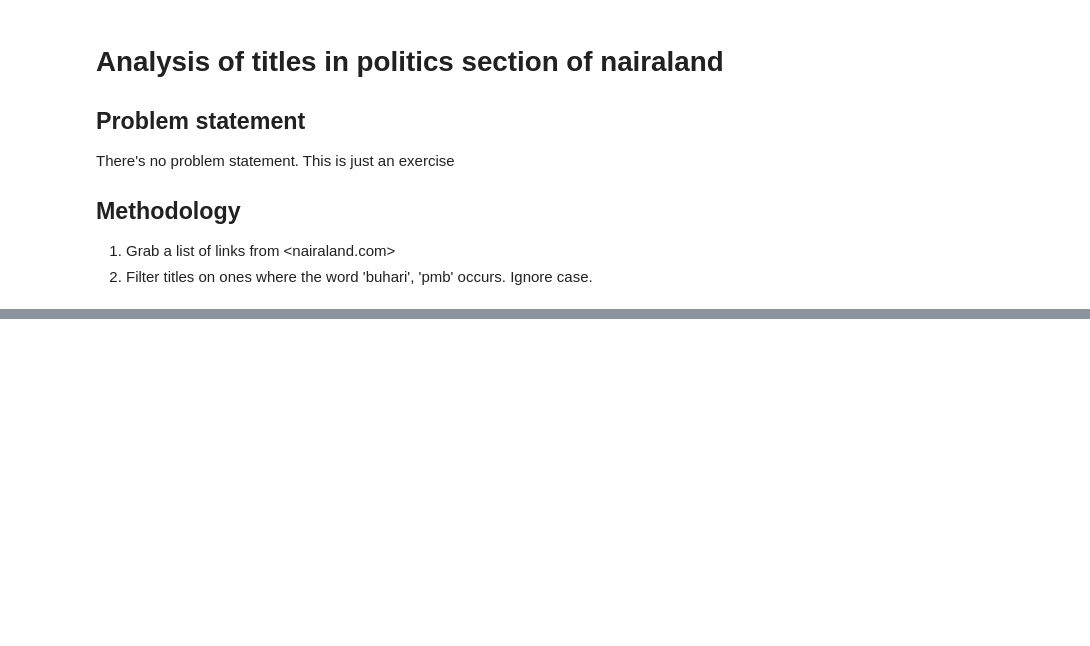
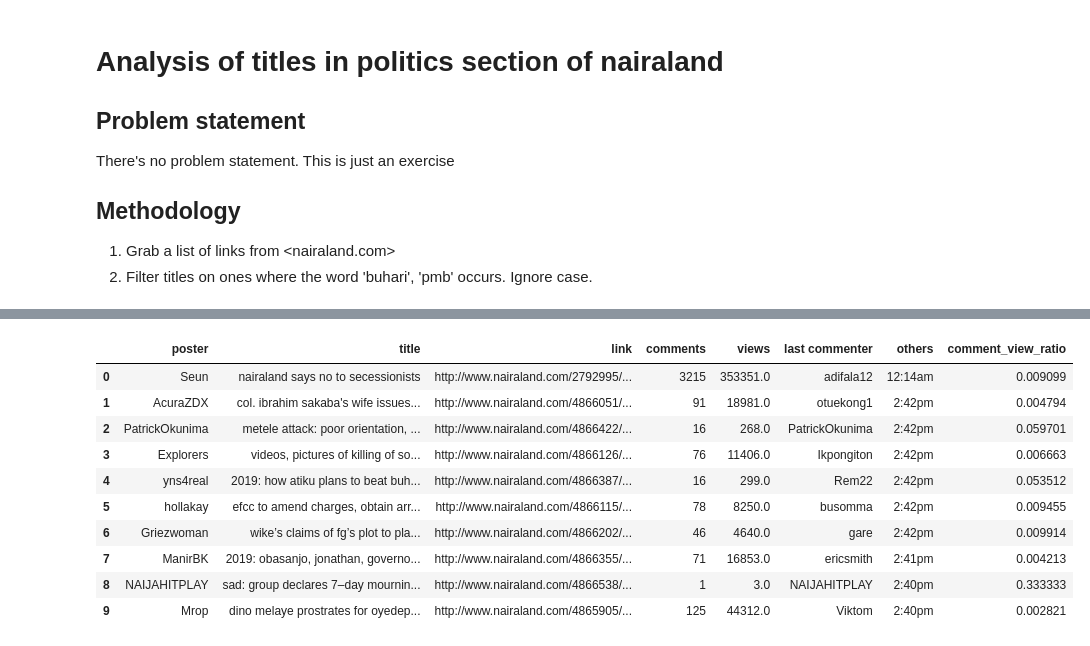
Before and after one commit to chidimo/hack-nairaland, a Jupyter notebook: politics-analysis.ipynb, the cells around one changed output, grey strips where cells are left out. Saved outputs shown, nothing was run; the diff lists cells and outputs as text; code cells hidden in the pictures; blank space fills up the shorter version.

```diff
--- a/politics-analysis.ipynb
+++ b/politics-analysis.ipynb
@@ -54,0 +54,25 @@ df
+# %%
+# Make all the heading lowercase
+df.columns = [x.lower() for x in df.columns]
+
+# convert titles to strings
+df.title = df.title.astype(str)
+df.title = df.title.str.lower()
+
+# Convert the comments and views columns to numbers
+df.views = pd.to_numeric(df.views, errors='coerce')
+df.comments = pd.to_numeric(df.comments, errors='coerce')
+df['comment_view_ratio'] = df['comments'] / df['views']
+df.head(10)
+# %% [output]
+|  | poster | title | link | comments | views | last commenter | others | comment_view_ratio |
+| 0 | Seun | nairaland says no to secessionists | http://www.nairaland.com/2792995/... | 3215 | 353351.0 | adifala12 | 12:14am | 0.009099 |
+| 1 | AcuraZDX | col. ibrahim sakaba's wife issues... | http://www.nairaland.com/4866051/... | 91 | 18981.0 | otuekong1 | 2:42pm | 0.004794 |
+| 2 | PatrickOkunima | metele attack: poor orientation, ... | http://www.nairaland.com/4866422/... | 16 | 268.0 | PatrickOkunima | 2:42pm | 0.059701 |
+| 3 | Explorers | videos, pictures of killing of so... | http://www.nairaland.com/4866126/... | 76 | 11406.0 | Ikpongiton | 2:42pm | 0.006663 |
+| 4 | yns4real | 2019: how atiku plans to beat buh... | http://www.nairaland.com/4866387/... | 16 | 299.0 | Rem22 | 2:42pm | 0.053512 |
+| 5 | hollakay | efcc to amend charges, obtain arr... | http://www.nairaland.com/4866115/... | 78 | 8250.0 | busomma | 2:42pm | 0.009455 |
+| 6 | Griezwoman | wike’s claims of fg’s plot to pla... | http://www.nairaland.com/4866202/... | 46 | 4640.0 | gare | 2:42pm | 0.009914 |
+| 7 | ManirBK | 2019: obasanjo, jonathan, governo... | http://www.nairaland.com/4866355/... | 71 | 16853.0 | ericsmith | 2:41pm | 0.004213 |
+| 8 | NAIJAHITPLAY | sad: group declares 7–day mournin... | http://www.nairaland.com/4866538/... | 1 | 3.0 | NAIJAHITPLAY | 2:40pm | 0.333333 |
+| 9 | Mrop | dino melaye prostrates for oyedep... | http://www.nairaland.com/4865905/... | 125 | 44312.0 | Viktom | 2:40pm | 0.002821 |
```
Also changed, not shown: parts of 7 cells of this notebook, 4 other files.
